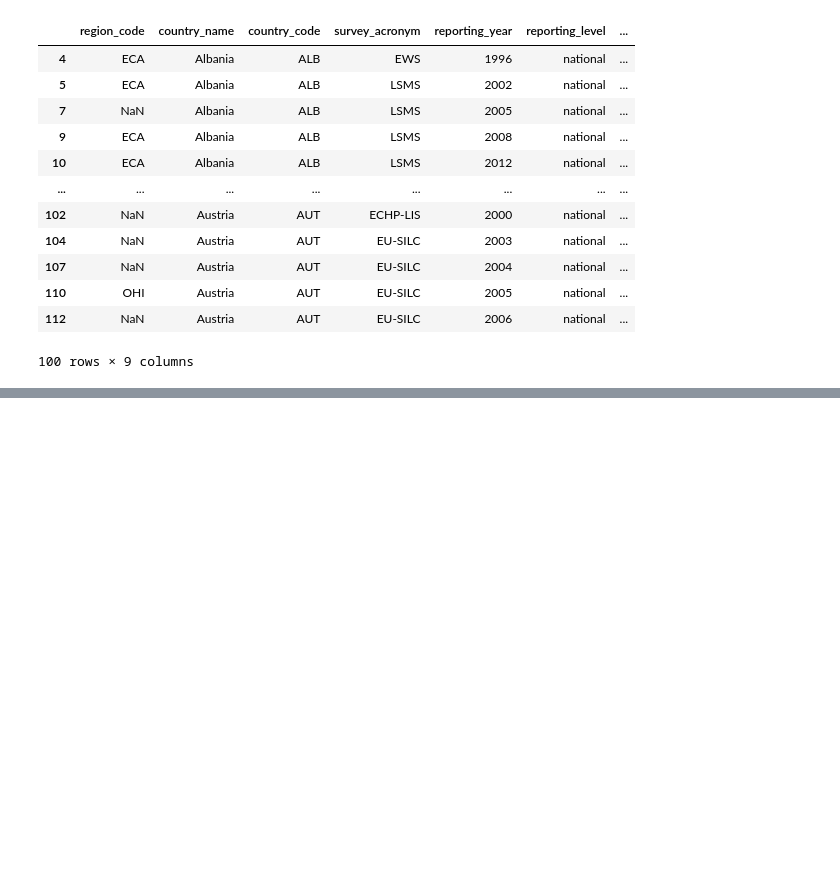
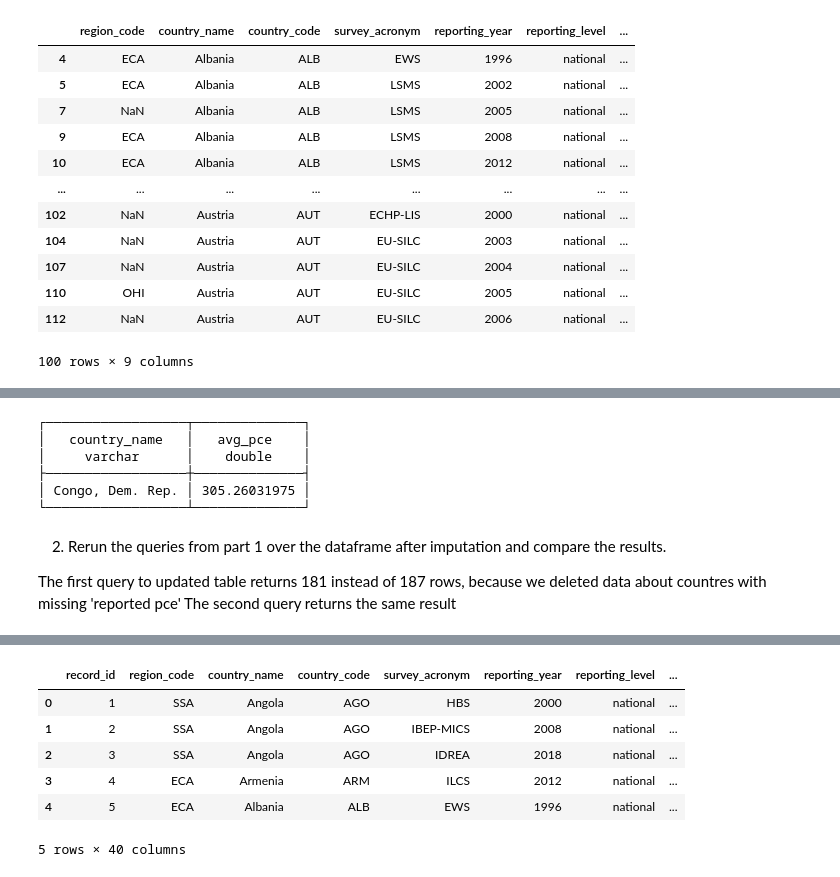
Before and after one commit to JaneAmi/DB_HW, a Jupyter notebook: HW_Database.ipynb, the cells around one changed output, grey strips where cells are left out. Saved outputs shown, nothing was run; the diff lists cells and outputs as text; code cells hidden in the pictures; blank space fills up the shorter version.

Commit message:
2nd part finish

```diff
--- a/HW_Database.ipynb
+++ b/HW_Database.ipynb
@@ -227,3 +278,31 @@ dtype: int64
+# %%
+query_SSA = '''WITH tabl AS
+                        (SELECT country_name, AVG(reporting_pce) as avg_pce
+                        FROM data_upd
+                        WHERE region_code='SSA'
+                        GROUP BY country_name)
+
+                        SELECT country_name, avg_pce
+                        FROM tabl
+                        WHERE avg_pce = (
+                            SELECT MIN(avg_pce)
+                            FROM tabl)
+                        '''
+
+data2 = duckdb.query(query_SSA)
+data2
+# %% [output]
+┌──────────────────┬──────────────┐
+│   country_name   │   avg_pce    │
+│     varchar      │    double    │
+├──────────────────┼──────────────┤
+│ Congo, Dem. Rep. │ 305.26031975 │
+└──────────────────┴──────────────┘
+# %% [markdown]
+2) Rerun the queries from part 1 over the dataframe after imputation and compare the results.
+
+The first query to updated table returns 181 instead of 187 rows, because we deleted data about countres with missing 'reported pce'
+The second query returns the same result
 # %% [markdown]
 <H3>Part 3: Decomposition</H3>
 In this part, we will work with the new data after imputation – use the results of an imputation method of your choice from part 2 (as stated above, different methods can be used for different attributes).
@@ -236,3 +316,13 @@ For simplicity, please discard attributes that are not used in the queries nor i
 3)	Implement and populate the new schema with the data you have obtained after imputation in step 2. Rewrite the queries from part 1 so that they work for the decomposed schema and execute each query. Verify that the results match your results from the part 2.
 Submit the queries.
 For the implementation, you can use pandas dataframes again (where you generate a new dataframe for each relation including the projection of the data on some attributes), or any other implementation.
+# %%
+data_upd.head(5)
+# %% [output]
+|  | record_id | region_code | country_name | country_code | survey_acronym | reporting_year | reporting_level | ... |
+| 0 | 1 | SSA | Angola | AGO | HBS | 2000 | national | ... |
+| 1 | 2 | SSA | Angola | AGO | IBEP-MICS | 2008 | national | ... |
+| 2 | 3 | SSA | Angola | AGO | IDREA | 2018 | national | ... |
+| 3 | 4 | ECA | Armenia | ARM | ILCS | 2012 | national | ... |
+| 4 | 5 | ECA | Albania | ALB | EWS | 1996 | national | ... |
+5 rows × 40 columns
```
Also changed, not shown: parts of 6 cells of this notebook.
